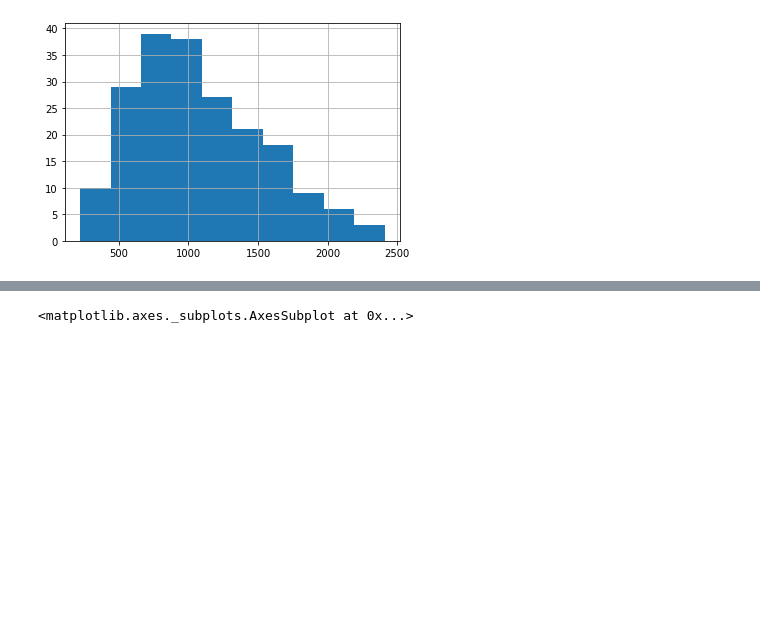
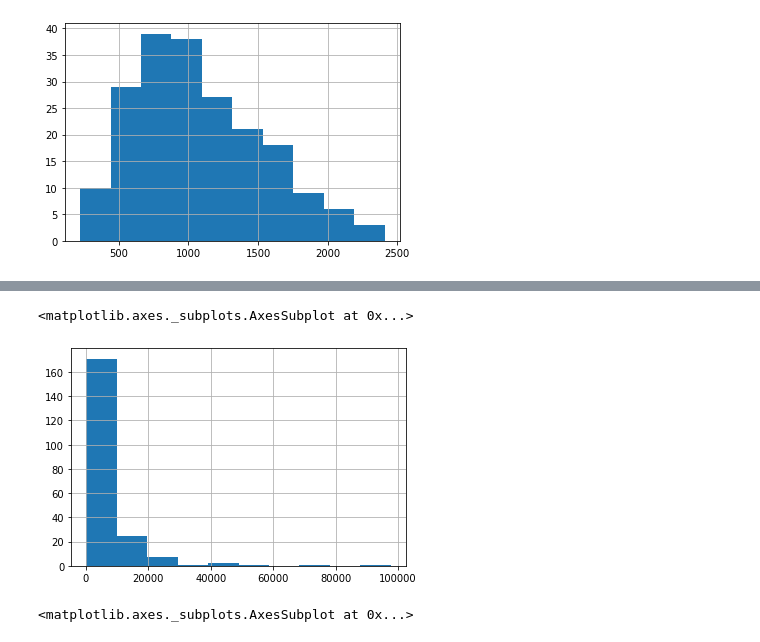
Before and after one commit to holdenkim/codingT, a Jupyter notebook: BBGS_Part2.ipynb, the cells around one changed output, grey strips where cells are left out. Saved outputs shown, nothing was run; the diff lists cells and outputs as text; code cells hidden in the pictures; blank space fills up the shorter version.

```diff
--- a/BBGS_Part2.ipynb
+++ b/BBGS_Part2.ipynb
@@ -214,6 +216,11 @@ Q3_sales = data['sales'].quantile(0.75)
 IQR_sales = Q3_sales - Q1_sales
 # %%
 data_IQR = data[(data['sales']> Q1_sales-IQR_sales*1.5) & (data['sales']< Q3_sales+IQR_sales*1.5 )&(data['salary']> Q1_salary-IQR_salary*1.5) &(data['salary']< Q3_salary+IQR_salary*1.5)]
+# %%
+data['sales'].hist()
+# %% [output]
+<matplotlib.axes._subplots.AxesSubplot at 0x...>
+[figure, added]
 # %%
 data_IQR['sales'].hist()
 # %% [output]
```
Also changed, not shown: parts of 13 cells of this notebook.
